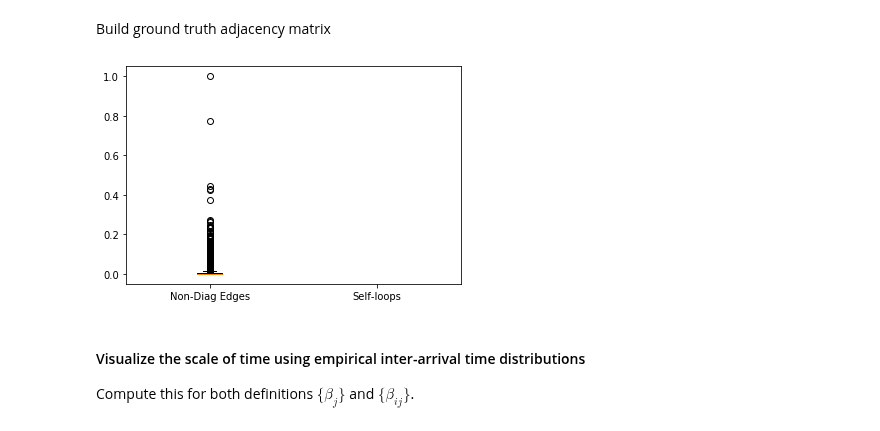
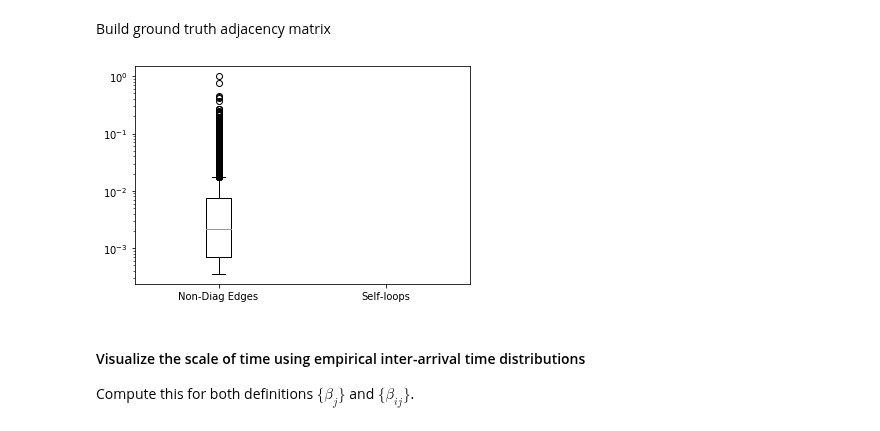
Before and after one commit to trouleau/var-wold, a Jupyter notebook: notebook/real-datasets/1-wt-email-Eu-core.ipynb, the cells around one changed output. Drawn from its saved outputs; the diff is of its cells as text; code cells hidden in the pictures.

```diff
--- a/notebook/real-datasets/1-wt-email-Eu-core.ipynb
+++ b/notebook/real-datasets/1-wt-email-Eu-core.ipynb
@@ -82,9 +82,10 @@ adjacency_true = adjacency_true / adjacency_true.max()
 # %%
 diag_mask = np.eye(len(adjacency_true)).astype(bool)
 plt.boxplot([adjacency_true[~diag_mask & (adjacency_true > 0)], adjacency_true[diag_mask & (adjacency_true > 0)]],
             labels=['Non-Diag Edges', 'Self-loops']);
+plt.yscale('log');
 # %% [output]
-[figure, old version]
+[figure, new version]
 # %% [markdown]
 #### Visualize the scale of time using empirical inter-arrival time distributions
 
```
Also changed, not shown: parts of 16 cells of this notebook, 1 other file.
